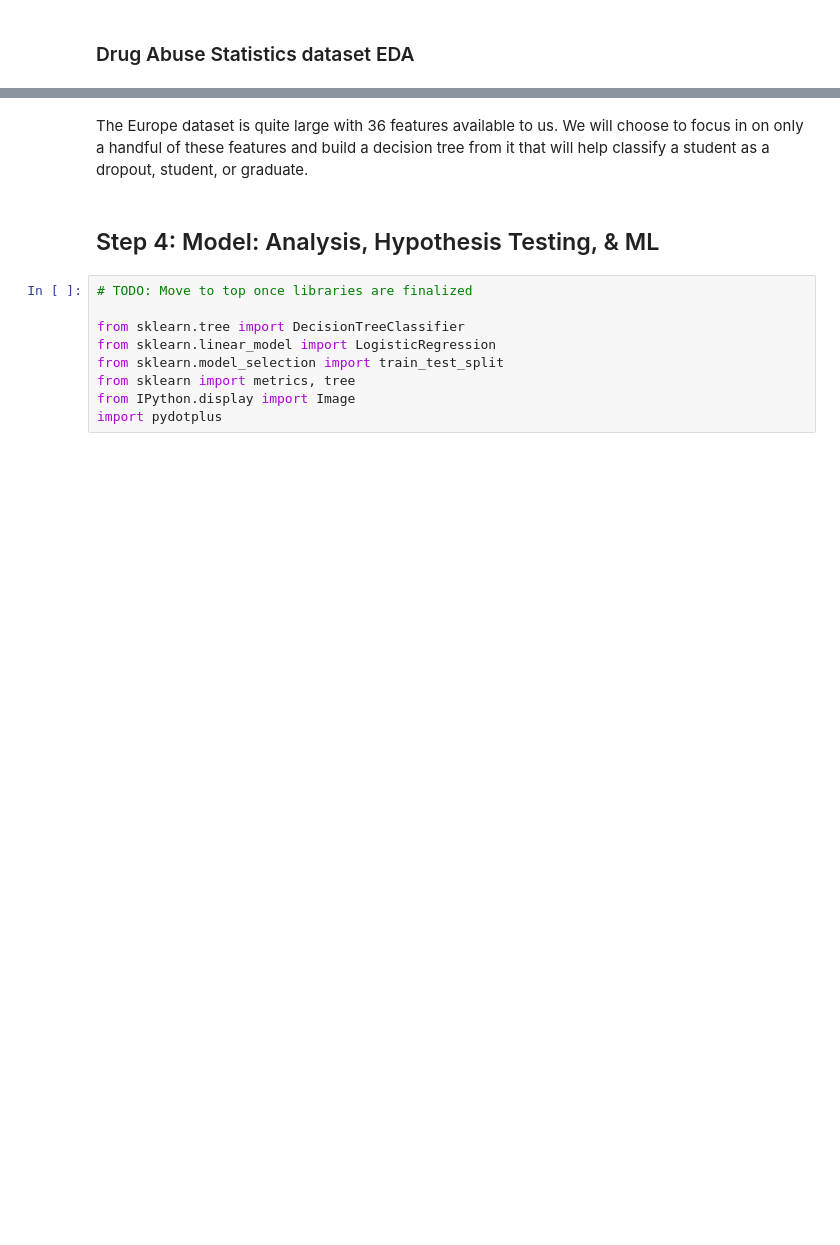
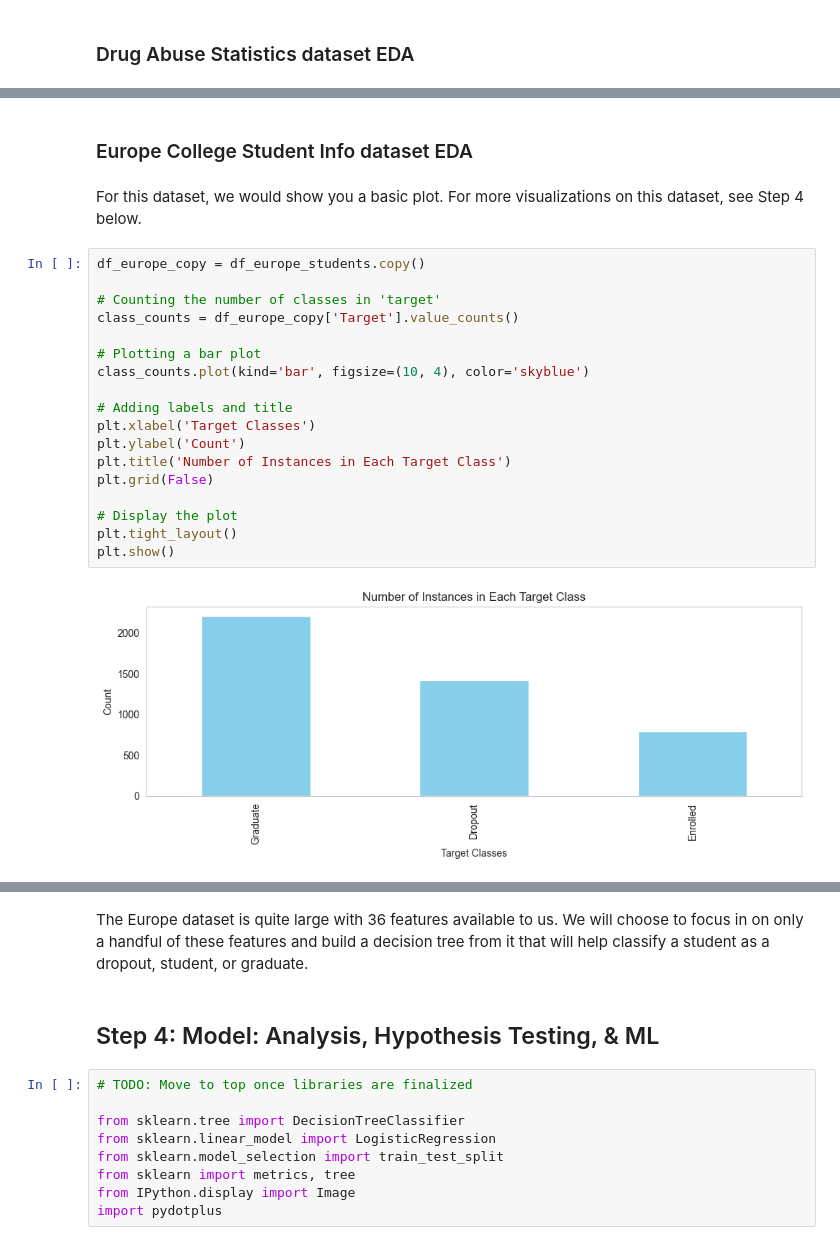
Before and after one commit to jerryliUMD/cmsc320_final_tutorial, a Jupyter notebook: tutorial.ipynb, the cells around one changed output, grey strips where cells are left out. Saved outputs shown, nothing was run; the diff lists cells and outputs as text; blank space fills up the shorter version.

```diff
--- a/tutorial.ipynb
+++ b/tutorial.ipynb
@@ -465,0 +580,24 @@ plt.show()
+# %% [markdown]
+### Europe College Student Info dataset EDA
+# %% [markdown]
+For this dataset, we would show you a basic plot. For more visualizations on this dataset, see Step 4 below.
+# %%
+df_europe_copy = df_europe_students.copy()
+
+# Counting the number of classes in 'target'
+class_counts = df_europe_copy['Target'].value_counts()
+
+# Plotting a bar plot
+class_counts.plot(kind='bar', figsize=(10, 4), color='skyblue')
+
+# Adding labels and title
+plt.xlabel('Target Classes')
+plt.ylabel('Count')
+plt.title('Number of Instances in Each Target Class')
+plt.grid(False)
+
+# Display the plot
+plt.tight_layout()
+plt.show()
+# %% [output]
+[figure, added]
```
Also changed, not shown: parts of 39 cells of this notebook.
